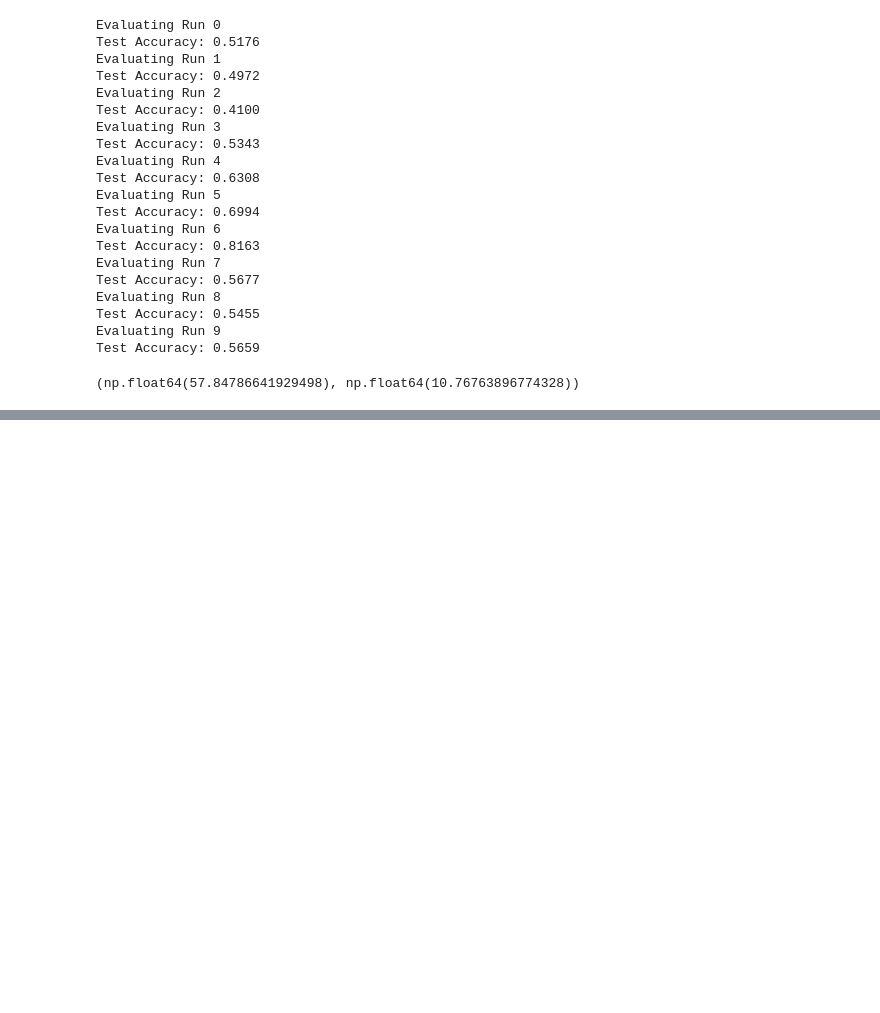
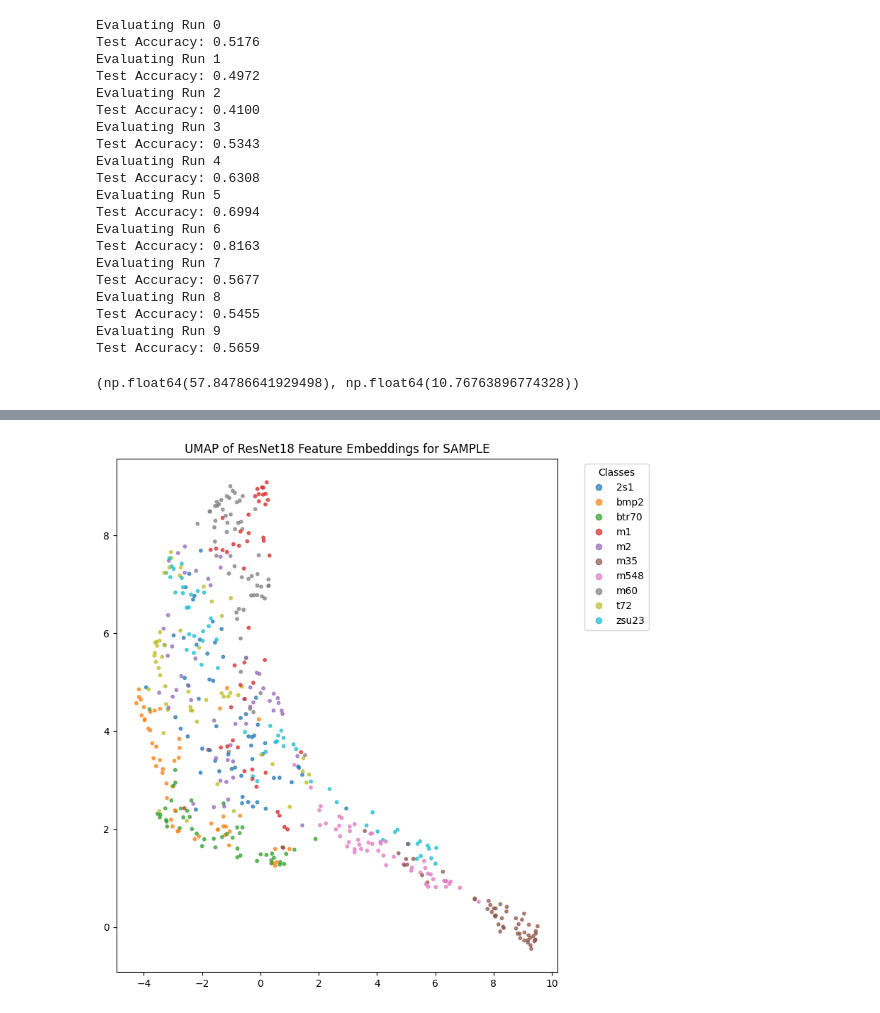
Before and after one commit to alvin-ng44/SAR_ML, a Jupyter notebook: notebooks/SSR/SSR_wo_aug.ipynb, the cells around one changed output, grey strips where cells are left out. Drawn from its saved outputs; the diff is of its cells as text; code cells hidden in the pictures; blank space fills up the shorter version.

```diff
--- a/notebooks/SSR/SSR_wo_aug.ipynb
+++ b/notebooks/SSR/SSR_wo_aug.ipynb
@@ -441,0 +571,64 @@ NameError: name 'models' is not defined
+# %%
+new_model = models.resnet18(weights = None) # dont load ImageNet Weights
+new_model.fc = nn.Linear(new_model.fc.in_features, len(train_ds.class_to_idx))
+
+# Load your trained weights
+new_model.load_state_dict(torch.load(
+    os.path.join(workspace, f"weights/SSR/wo_aug/rn18_run8_b32_epoch0.pth"),
+    map_location=device
+))
+
+new_model = new_model.to(device)
+new_model.eval()
+
+feature_extractor = nn.Sequential(*list(new_model.children())[:-1])
+feature_extractor = feature_extractor.to(device)
+feature_extractor.eval()
+
+features, labels_list = [], []
+
+with torch.no_grad():
+    for inputs, targets in dataloaders["test"]:
+        inputs = inputs.to(device)
+        feats = feature_extractor(inputs)
+        feats = feats.view(feats.size(0), -1)
+        features.append(feats.cpu())
+        labels_list.append(targets)
+
+features = torch.cat(features).numpy()
+labels_list = torch.cat(labels_list).numpy()
+
+reducer = umap.UMAP(
+    n_neighbors=30,
+    min_dist=0.25,
+    n_components=2,
+)
+
+features_2d_umap = reducer.fit_transform(features)
+
+# Get class names from the dataset
+class_names = [name for name, idx in sorted(train_ds.class_to_idx.items(), key=lambda x: x[1])]
+
+plt.figure(figsize=(8, 8))
+scatter = plt.scatter(
+    features_2d_umap[:, 0],
+    features_2d_umap[:, 1],
+    c=labels_list,
+    cmap="tab10",
+    s=10,
+    alpha=0.7
+)
+
+plt.legend(
+    handles=scatter.legend_elements()[0],
+    labels=class_names,
+    title="Classes",
+    bbox_to_anchor=(1.05, 1),
+    loc="upper left"
+)
+
+plt.title("UMAP of ResNet18 Feature Embeddings for SAMPLE")
+plt.tight_layout()
+plt.show()
+# %% [output]
+[figure, added]
```
Also changed, not shown: parts of 11 cells of this notebook, 2 other files.
